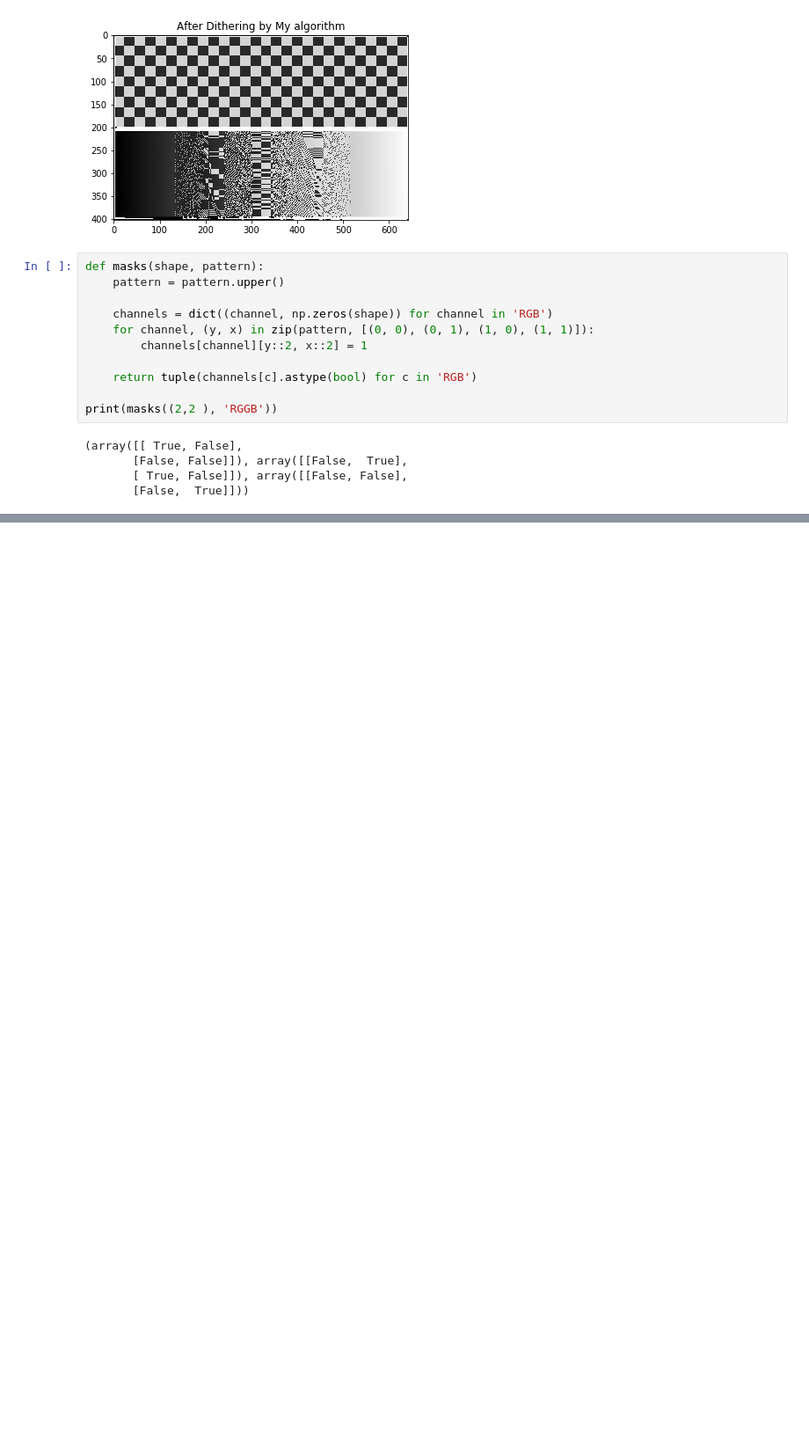
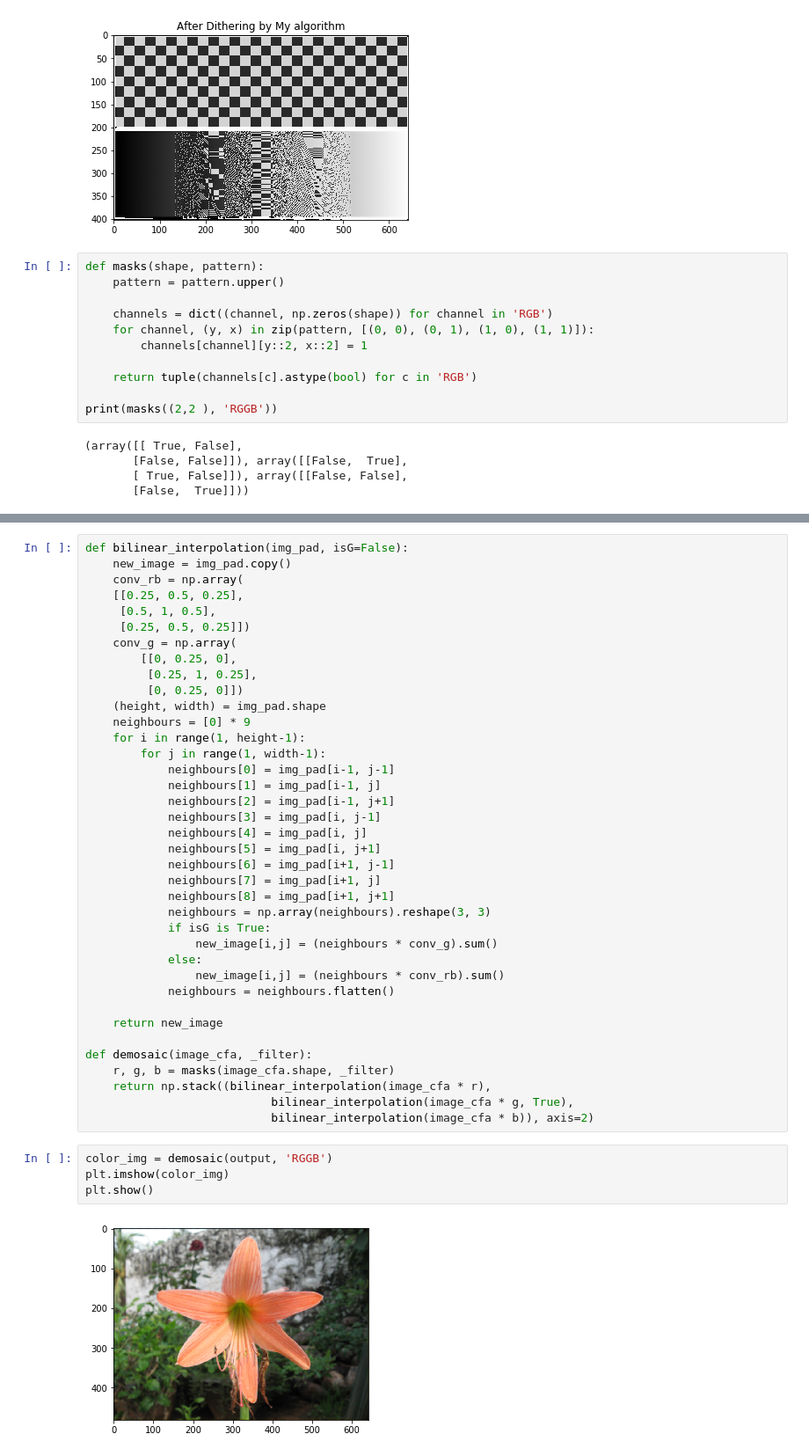
Before and after one commit to saisk8/Color-Image-Processing, a Jupyter notebook: Assignment-2/Assignment-2.ipynb, the cells around one changed output, grey strips where cells are left out. Shown: that part at 88% size. Saved outputs shown, nothing was run; the diff lists cells and outputs as text; blank space fills up the shorter version.

```diff
--- a/Assignment-2/Assignment-2.ipynb
+++ b/Assignment-2/Assignment-2.ipynb
@@ -112,0 +133,44 @@ img[:,:, 0][_0 == True].shape
+# %%
+def bilinear_interpolation(img_pad, isG=False):
+    new_image = img_pad.copy()
+    conv_rb = np.array(
+    [[0.25, 0.5, 0.25],
+     [0.5, 1, 0.5],
+     [0.25, 0.5, 0.25]])
+    conv_g = np.array(
+        [[0, 0.25, 0],
+         [0.25, 1, 0.25],
+         [0, 0.25, 0]])
+    (height, width) = img_pad.shape
+    neighbours = [0] * 9
+    for i in range(1, height-1):
+        for j in range(1, width-1):
+            neighbours[0] = img_pad[i-1, j-1]
+            neighbours[1] = img_pad[i-1, j]
+            neighbours[2] = img_pad[i-1, j+1]
+            neighbours[3] = img_pad[i, j-1]
+            neighbours[4] = img_pad[i, j]
+            neighbours[5] = img_pad[i, j+1]
+            neighbours[6] = img_pad[i+1, j-1]
+            neighbours[7] = img_pad[i+1, j]
+            neighbours[8] = img_pad[i+1, j+1]
+            neighbours = np.array(neighbours).reshape(3, 3)
+            if isG is True:
+                new_image[i,j] = (neighbours * conv_g).sum()
+            else:
+                new_image[i,j] = (neighbours * conv_rb).sum()
+            neighbours = neighbours.flatten()
+
+    return new_image
+
+def demosaic(image_cfa, _filter):
+    r, g, b = masks(image_cfa.shape, _filter)
+    return np.stack((bilinear_interpolation(image_cfa * r),
+                           bilinear_interpolation(image_cfa * g, True),
+                           bilinear_interpolation(image_cfa * b)), axis=2)
+# %%
+color_img = demosaic(output, 'RGGB')
+plt.imshow(color_img)
+plt.show()
+# %% [output]
+[figure, added]
```
Also changed, not shown: parts of 7 cells of this notebook.
